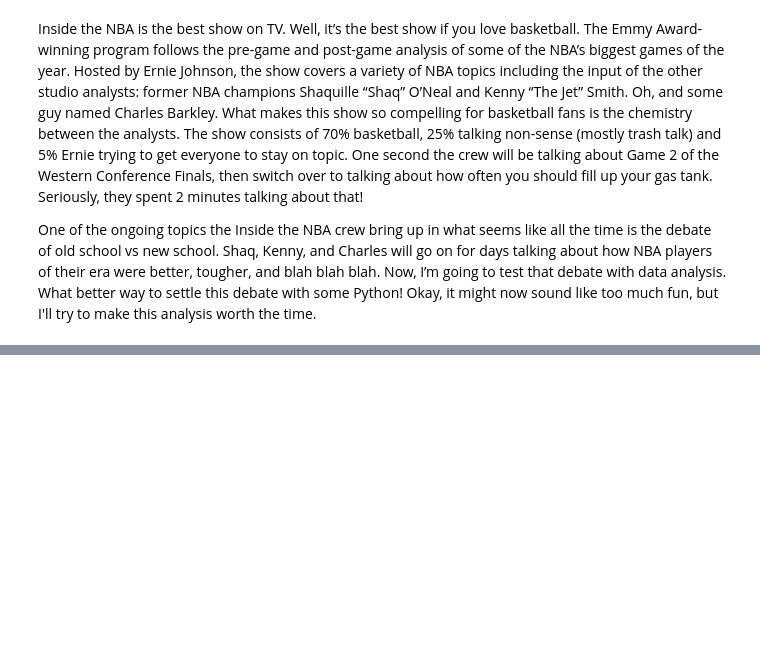
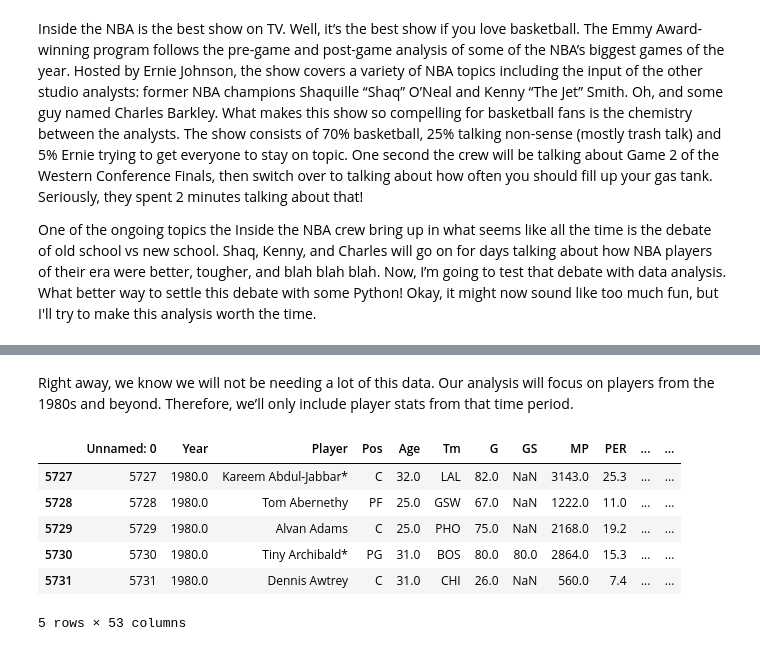
Before and after one commit to osanchez2323/Portfolio, a Jupyter notebook: NBA Draft Analysis/NBA Draft Analysis.ipynb, the cells around one changed output, grey strips where cells are left out. Saved outputs shown, nothing was run; the diff lists cells and outputs as text; code cells hidden in the pictures; blank space fills up the shorter version.

```diff
--- a/NBA Draft Analysis/NBA Draft Analysis.ipynb
+++ b/NBA Draft Analysis/NBA Draft Analysis.ipynb
@@ -14,0 +34,14 @@ import matplotlib.pyplot as plt
+# %% [markdown]
+Right away, we know we will not be needing a lot of this data. Our analysis will focus on players from the 1980s and beyond. Therefore, we’ll only include player stats from that time period.
+# %%
+years = list(range(1980,2018))
+seasons = seasons[seasons['Year'].isin(years)]
+seasons.head()
+# %% [output]
+|  | Unnamed: 0 | Year | Player | Pos | Age | Tm | G | GS | MP | PER | ... | ... |
+| 5727 | 5727 | 1980.0 | Kareem Abdul-Jabbar* | C | 32.0 | LAL | 82.0 | NaN | 3143.0 | 25.3 | ... | ... |
+| 5728 | 5728 | 1980.0 | Tom Abernethy | PF | 25.0 | GSW | 67.0 | NaN | 1222.0 | 11.0 | ... | ... |
+| 5729 | 5729 | 1980.0 | Alvan Adams | C | 25.0 | PHO | 75.0 | NaN | 2168.0 | 19.2 | ... | ... |
+| 5730 | 5730 | 1980.0 | Tiny Archibald* | PG | 31.0 | BOS | 80.0 | 80.0 | 2864.0 | 15.3 | ... | ... |
+| 5731 | 5731 | 1980.0 | Dennis Awtrey | C | 31.0 | CHI | 26.0 | NaN | 560.0 | 7.4 | ... | ... |
+5 rows × 53 columns
```
Also changed, not shown: parts of 29 cells of this notebook, 1 other file.
